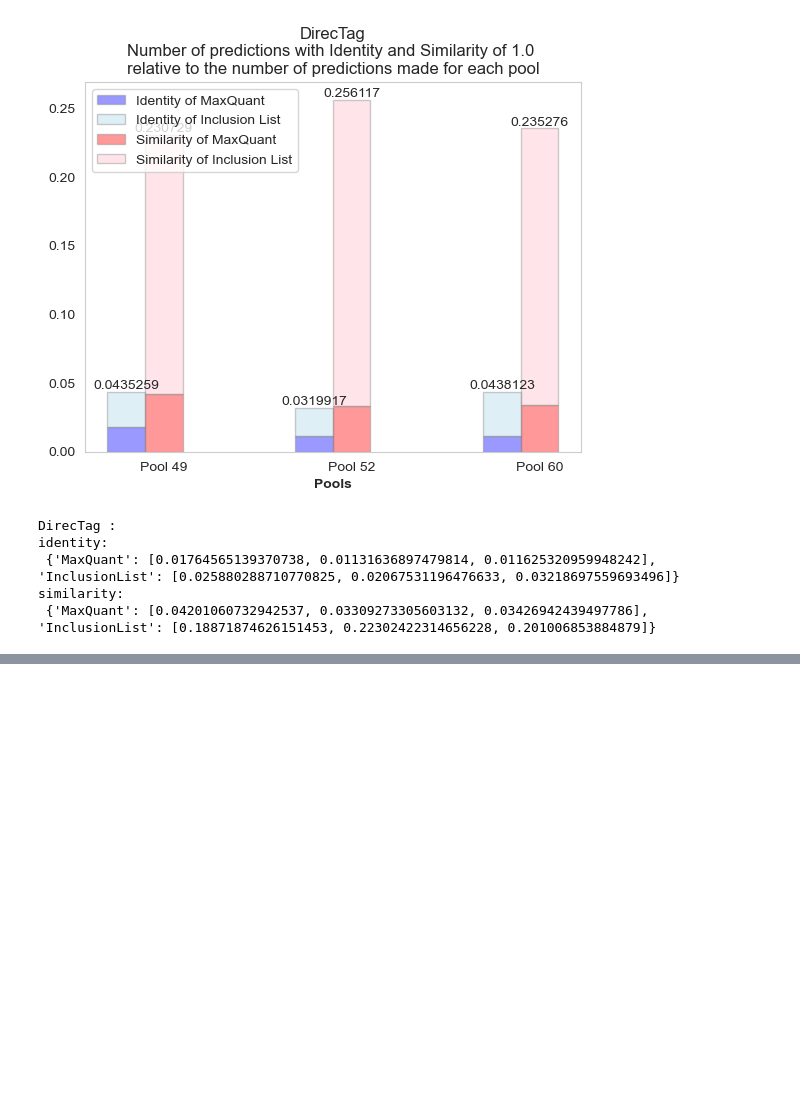
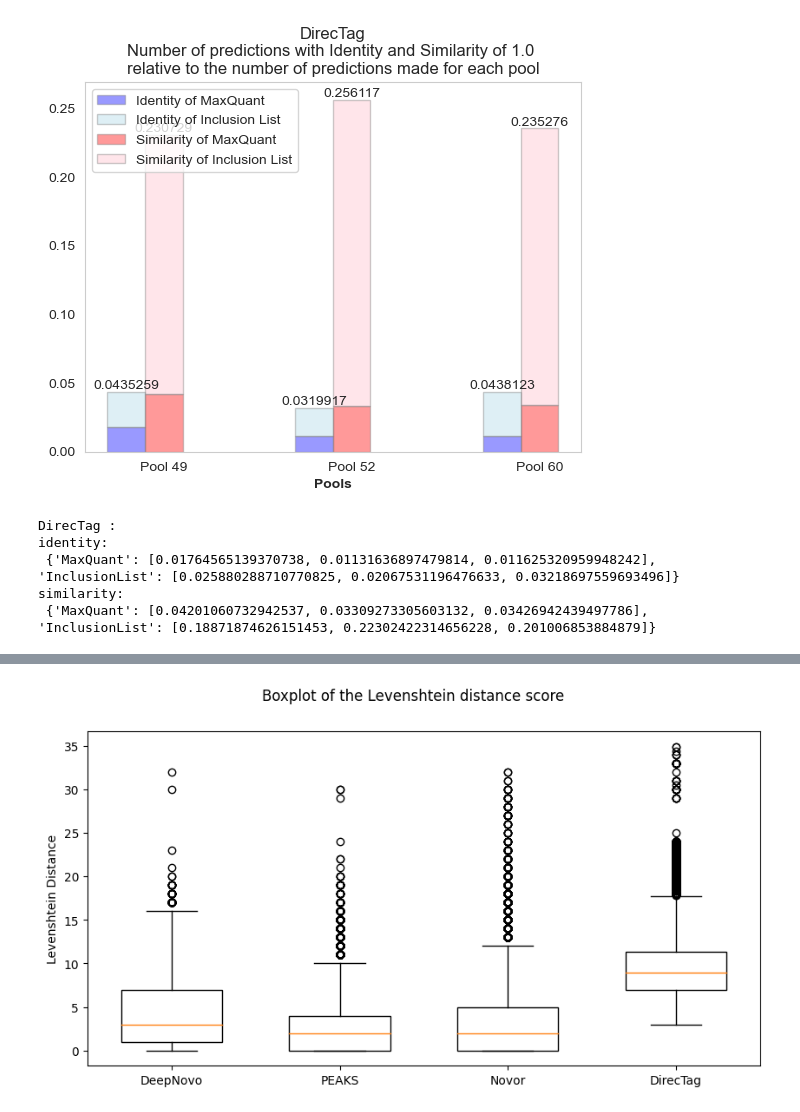
Before and after one commit to LukasStonie/PeptideDeNovoSequencing, a Jupyter notebook: Pipeline/Analysis/Results/CompletePredictions.ipynb, the cells around one changed output, grey strips where cells are left out. Cells and saved outputs as stored; diff of their text form; code cells hidden in the pictures; blank space fills up the shorter version.

```diff
--- a/Pipeline/Analysis/Results/CompletePredictions.ipynb
+++ b/Pipeline/Analysis/Results/CompletePredictions.ipynb
@@ -340,0 +400,23 @@ similarity:
+# %%
+fig, ax = plt.subplots(nrows=1, ncols=1, sharey=True)
+fig.set_size_inches(10, 5)
+for alg, file in zip(algorithms, alg_file):
+    #if alg == 'DirecTag':
+     #   continue
+    dfs = []
+    for pool in pools:
+        scored_df = scored_data_dict[pool][alg]
+        dfs.append(scored_df)
+
+    alg_df = pd.concat(dfs)
+
+    ax.boxplot(alg_df['Levenshtein'], positions=[algorithms.index(alg)], widths=0.6, patch_artist=True, boxprops=dict(facecolor='white'))
+
+    ax.set_xticks(range(len(algorithms)))
+    ax.set_ylabel('Levenshtein Distance')
+    ax.set_xticklabels(algorithms[0:4])
+
+    fig.suptitle(f'Boxplot of the Levenshtein distance score')
+    fig.savefig(f'{RESULT_DIR}/all_algs_boxplot_levenshtein.png')
+# %% [output]
+[figure, added]
```
Also changed, not shown: parts of 2 cells of this notebook, 6 other files.
